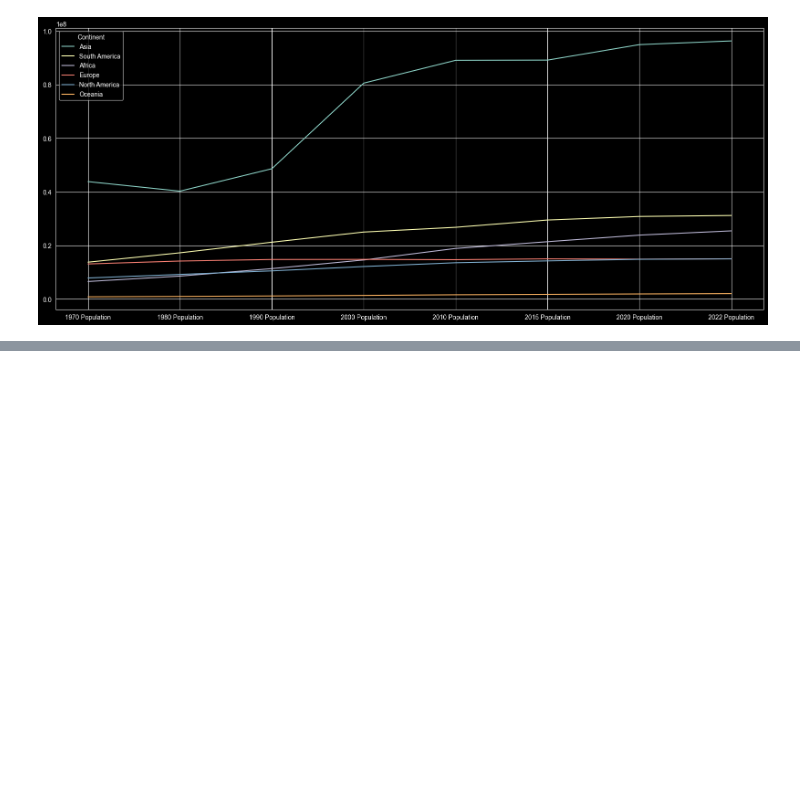
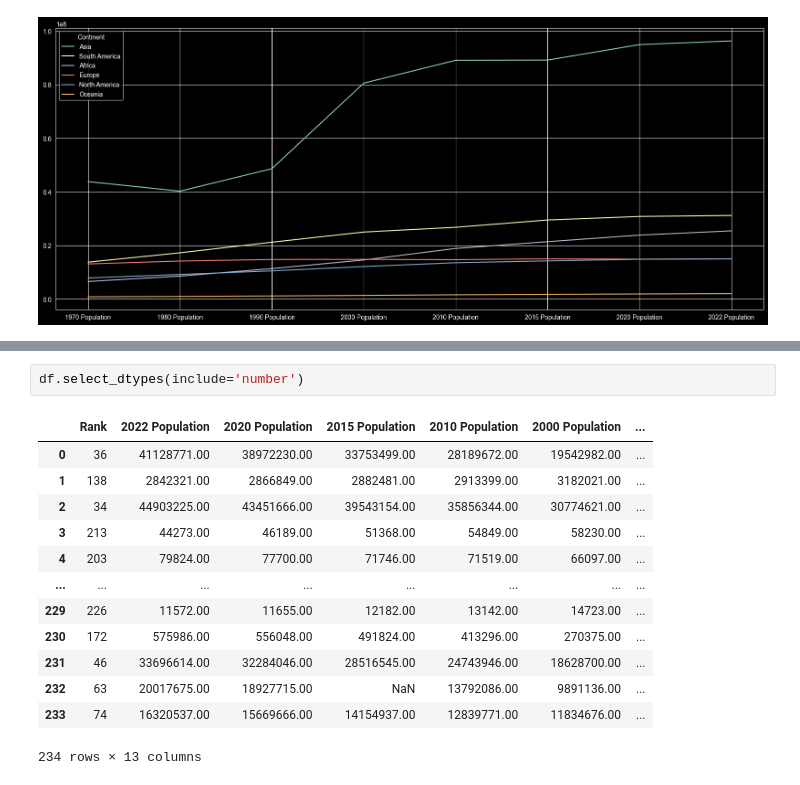
Before and after one commit to krasigarev/Exploratory-Data-Analysis-in-Pandas, a Jupyter notebook: EDA_project_1.ipynb, the cells around one changed output, grey strips where cells are left out. Drawn from its saved outputs; the diff is of its cells as text; blank space fills up the shorter version.

```diff
--- a/EDA_project_1.ipynb
+++ b/EDA_project_1.ipynb
@@ -384,0 +391,16 @@ df3.plot()
+# %%
+df.select_dtypes(include='number')
+# %% [output]
+|  | Rank | 2022 Population | 2020 Population | 2015 Population | 2010 Population | 2000 Population | ... |
+| 0 | 36 | 41128771.00 | 38972230.00 | 33753499.00 | 28189672.00 | 19542982.00 | ... |
+| 1 | 138 | 2842321.00 | 2866849.00 | 2882481.00 | 2913399.00 | 3182021.00 | ... |
+| 2 | 34 | 44903225.00 | 43451666.00 | 39543154.00 | 35856344.00 | 30774621.00 | ... |
+| 3 | 213 | 44273.00 | 46189.00 | 51368.00 | 54849.00 | 58230.00 | ... |
+| 4 | 203 | 79824.00 | 77700.00 | 71746.00 | 71519.00 | 66097.00 | ... |
+| ... | ... | ... | ... | ... | ... | ... | ... |
+| 229 | 226 | 11572.00 | 11655.00 | 12182.00 | 13142.00 | 14723.00 | ... |
+| 230 | 172 | 575986.00 | 556048.00 | 491824.00 | 413296.00 | 270375.00 | ... |
+| 231 | 46 | 33696614.00 | 32284046.00 | 28516545.00 | 24743946.00 | 18628700.00 | ... |
+| 232 | 63 | 20017675.00 | 18927715.00 | NaN | 13792086.00 | 9891136.00 | ... |
+| 233 | 74 | 16320537.00 | 15669666.00 | 14154937.00 | 12839771.00 | 11834676.00 | ... |
+234 rows × 13 columns
```
Also changed, not shown: parts of 4 cells of this notebook.
